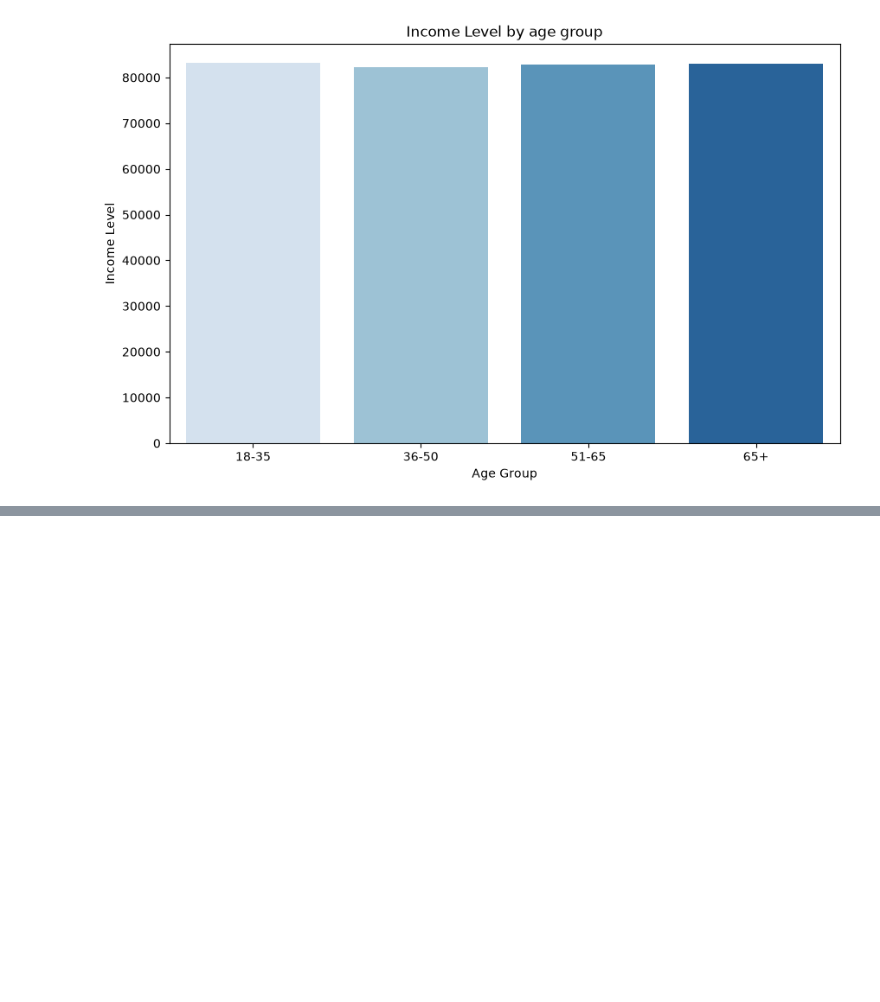
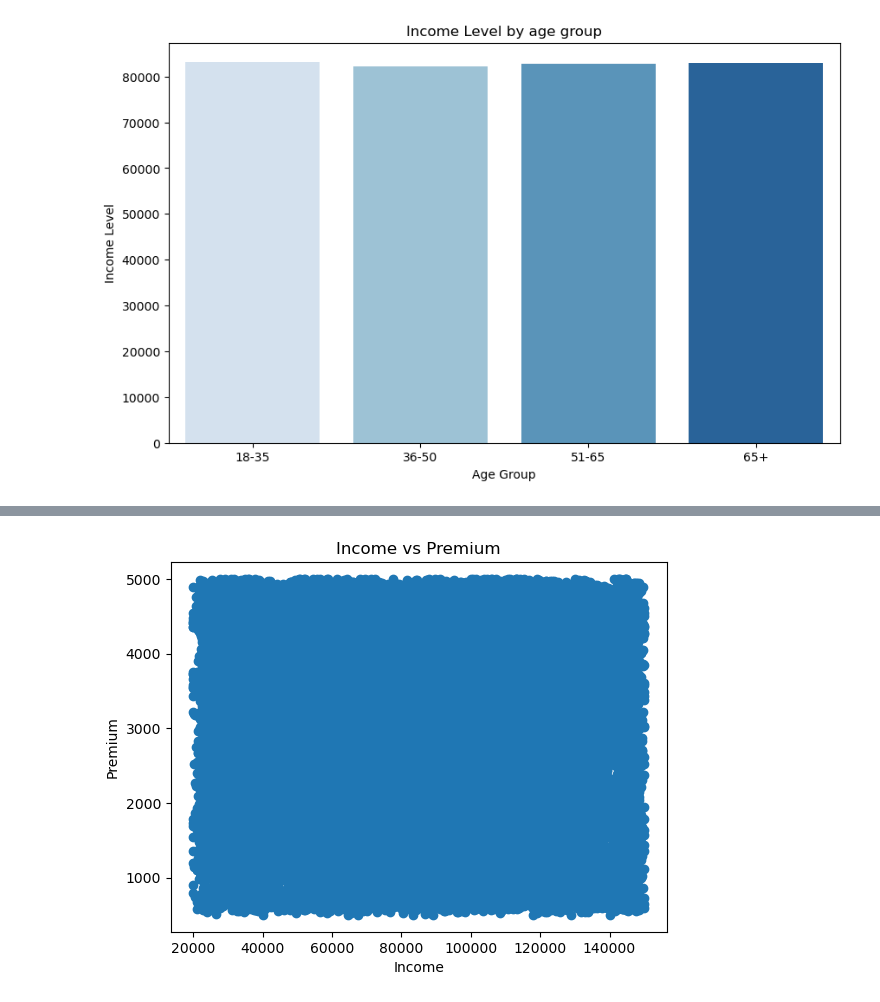
Before and after one commit to AdiGosw/Data_analysis, a Jupyter notebook: customer_segmentation/customer_segmentation.ipynb, the cells around one changed output, grey strips where cells are left out. Cells and saved outputs as stored; diff of their text form; code cells hidden in the pictures; blank space fills up the shorter version.

```diff
--- a/customer_segmentation/customer_segmentation.ipynb
+++ b/customer_segmentation/customer_segmentation.ipynb
@@ -111,0 +161,8 @@ plt.show()
+# %%
+plt.scatter(df["Income Level"], df["Premium Amount"])
+plt.xlabel("Income")
+plt.ylabel("Premium")
+plt.title("Income vs Premium")
+plt.show()
+# %% [output]
+[figure, added]
```
Also changed, not shown: parts of 8 cells of this notebook, 9 other files.
